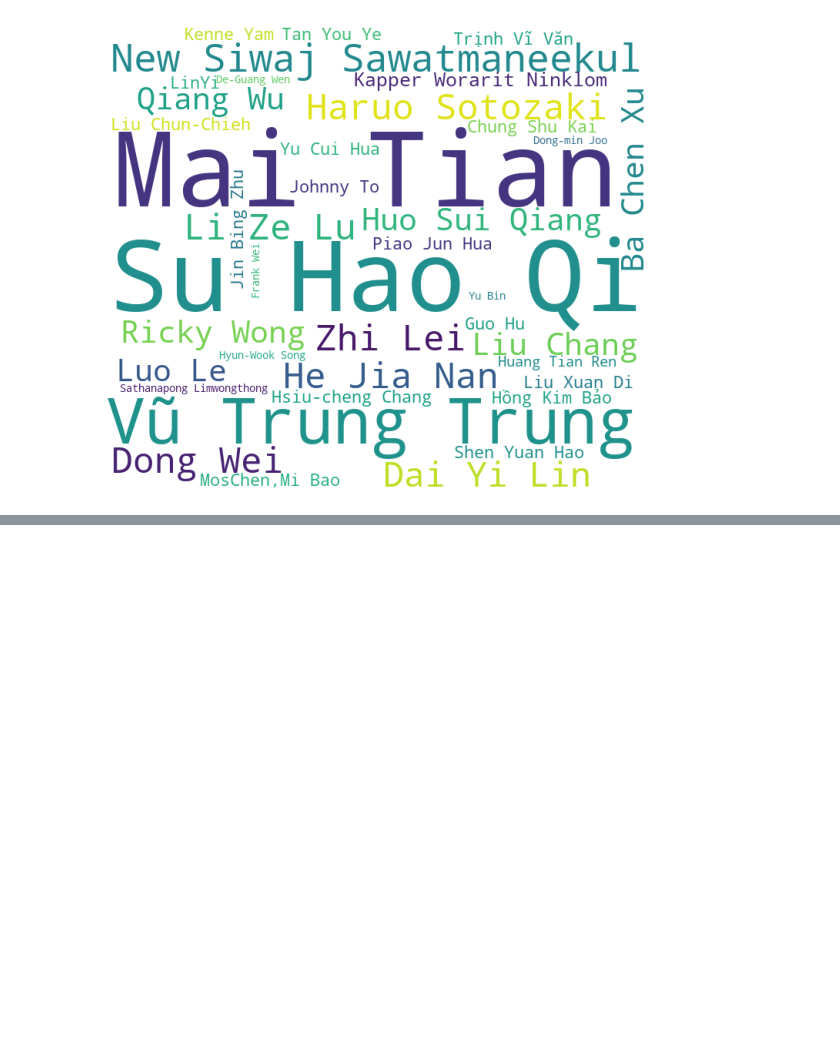
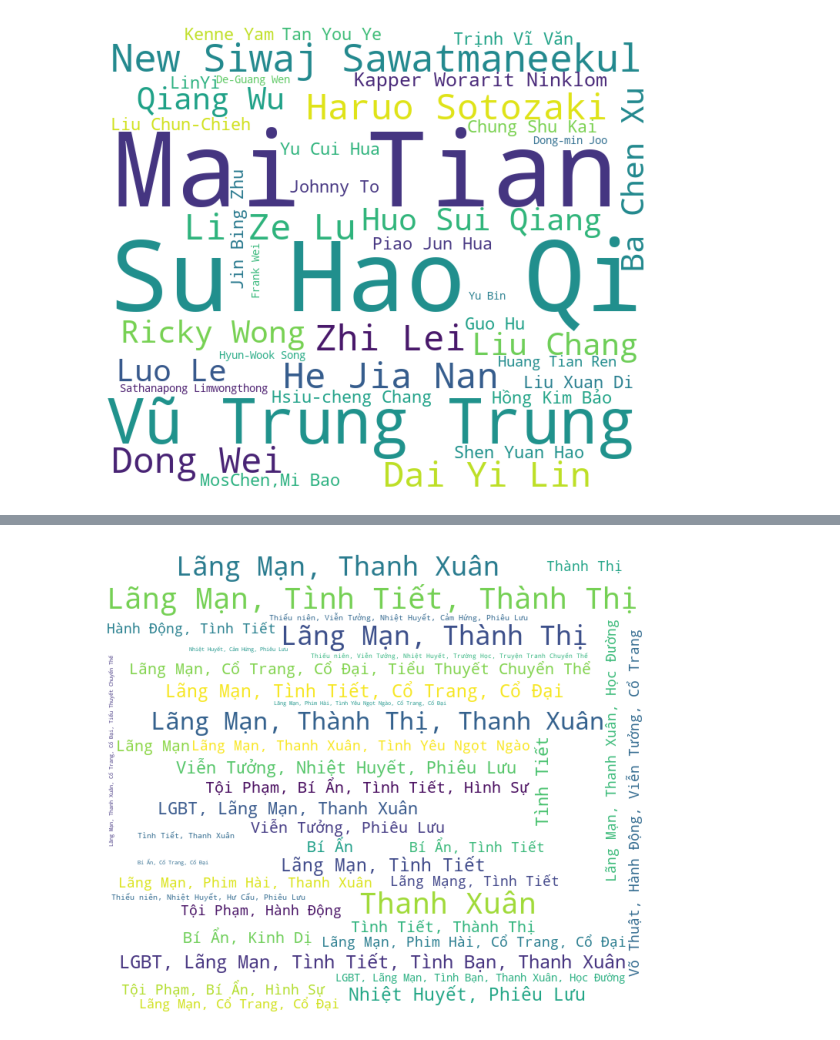
Before and after one commit to lamchi357/iQIYI, a Jupyter notebook: IQIYI.ipynb, the cells around one changed output, grey strips where cells are left out. Cells and saved outputs as stored; diff of their text form; code cells hidden in the pictures; blank space fills up the shorter version.

```diff
--- a/IQIYI.ipynb
+++ b/IQIYI.ipynb
@@ -393,0 +406,11 @@ plt.show()
+# %%
+# Đếm số lượt xuất hiện của genre
+genre_count = df4['genre'].value_counts()
+#Tạo Word Cloud
+wordcloud = WordCloud(width=700, height=600, random_state=60, background_color='white', stopwords=STOPWORDS, max_words = 40).generate_from_frequencies(genre_count.to_dict())
+plt.figure(figsize=(7, 6))
+plt.imshow(wordcloud)
+plt.axis('off')
+plt.show()
+# %% [output]
+[figure, added]
```
Also changed, not shown: parts of 8 cells of this notebook.
